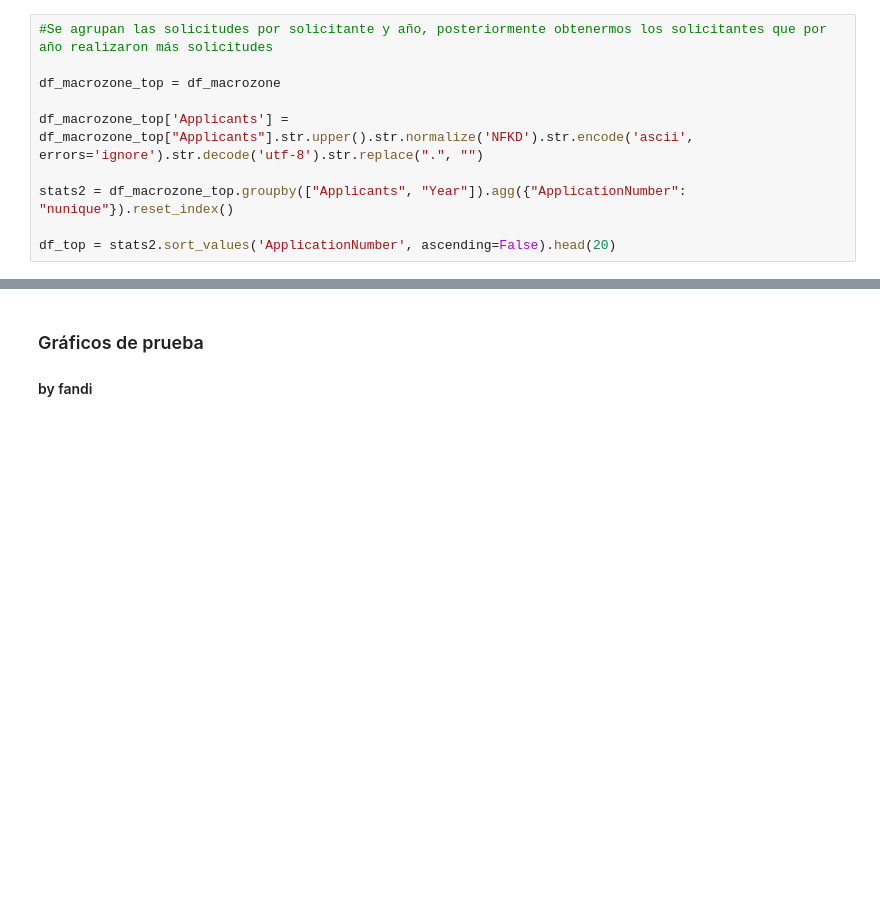
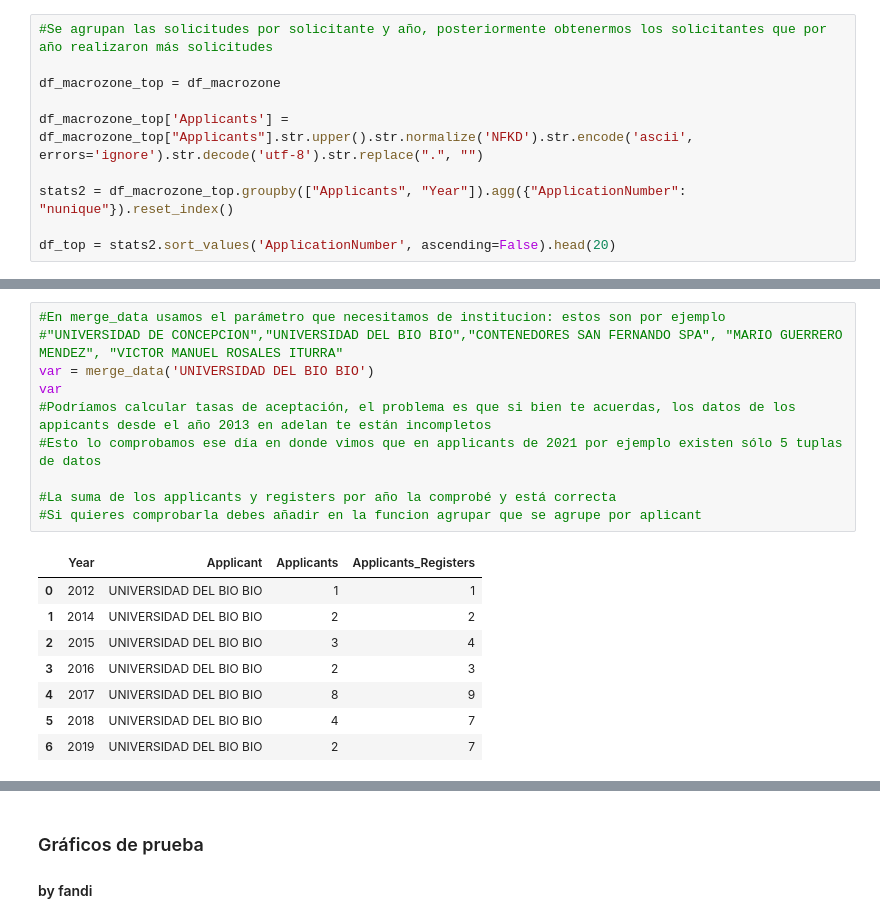
Before and after one commit to Ubb-Nodo-ctci/INAPI2, a Jupyter notebook: INAPI2.ipynb, the cells around one changed output, grey strips where cells are left out. Cells and saved outputs as stored; diff of their text form; blank space fills up the shorter version.

```diff
--- a/INAPI2.ipynb
+++ b/INAPI2.ipynb
@@ -179,0 +201,19 @@ array_registers_data[3]
+# %%
+#En merge_data usamos el parámetro que necesitamos de institucion: estos son por ejemplo
+#"UNIVERSIDAD DE CONCEPCION","UNIVERSIDAD DEL BIO BIO","CONTENEDORES SAN FERNANDO SPA", "MARIO GUERRERO MENDEZ", "VICTOR MANUEL ROSALES ITURRA"
+var = merge_data('UNIVERSIDAD DEL BIO BIO')
+var
+#Podríamos calcular tasas de aceptación, el problema es que si bien te acuerdas, los datos de los appicants desde el año 2013 en adelan te están incompletos
+#Esto lo comprobamos ese día en donde vimos que en applicants de 2021 por ejemplo existen sólo 5 tuplas de datos
+
+#La suma de los applicants y registers por año la comprobé y está correcta
+#Si quieres comprobarla debes añadir en la funcion agrupar que se agrupe por aplicant
+# %% [output]
+|  | Year | Applicant | Applicants | Applicants_Registers |
+| 0 | 2012 | UNIVERSIDAD DEL BIO BIO | 1 | 1 |
+| 1 | 2014 | UNIVERSIDAD DEL BIO BIO | 2 | 2 |
+| 2 | 2015 | UNIVERSIDAD DEL BIO BIO | 3 | 4 |
+| 3 | 2016 | UNIVERSIDAD DEL BIO BIO | 2 | 3 |
+| 4 | 2017 | UNIVERSIDAD DEL BIO BIO | 8 | 9 |
+| 5 | 2018 | UNIVERSIDAD DEL BIO BIO | 4 | 7 |
+| 6 | 2019 | UNIVERSIDAD DEL BIO BIO | 2 | 7 |
```
Also changed, not shown: parts of 28 cells of this notebook, 2 other files.
